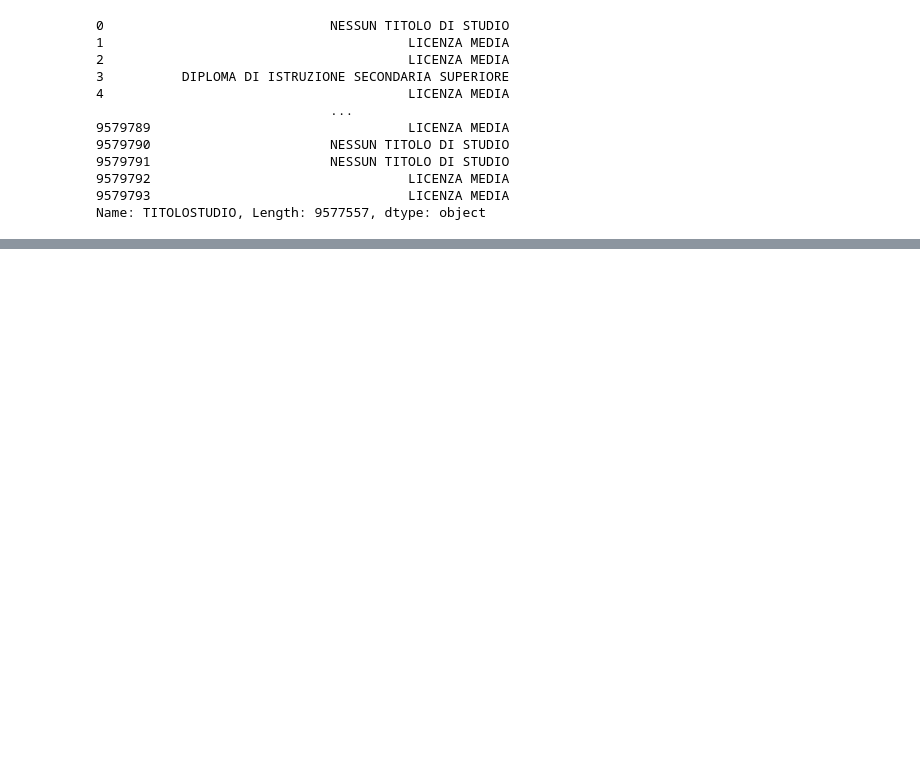
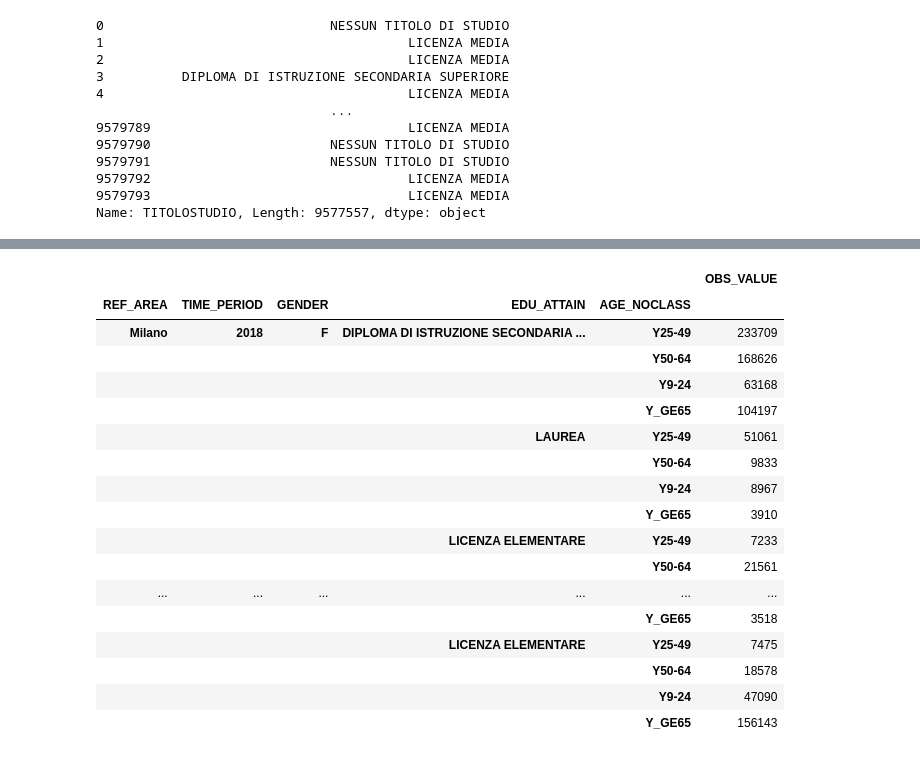
Before and after one commit to DragoE99/Drago-lamb_DataSforBusiness, a Jupyter notebook: DataSforBusiness_dragoLamb.ipynb, the cells around one changed output, grey strips where cells are left out. Cells and saved outputs as stored; diff of their text form; code cells hidden in the pictures; blank space fills up the shorter version.

```diff
--- a/DataSforBusiness_dragoLamb.ipynb
+++ b/DataSforBusiness_dragoLamb.ipynb
@@ -449,0 +466,6 @@ print(series_to_set('EDU_ATTAIN', grado_istruzione_age))
+# %%
+grado_istruzione_age = grado_istruzione_age[grado_istruzione_age['TIME_PERIOD'] != 2020]
+grado_istruzione_age = grado_istruzione_age[~grado_istruzione_age.EDU_ATTAIN.isin(['ALL', 'ML', 'RDD'])]
+grado_istruzione_age = grado_istruzione_age[grado_istruzione_age.AGE_NOCLASS != 'Y_GE9']
+grado_istruzione_age = grado_istruzione_age[grado_istruzione_age.GENDER != 'T']
+grado_istruzione_age.head()
@@ -592,0 +574,14 @@ series_to_set('REF_AREA', grado_istruzione_age)
+# %%
+city_codes = pd.read_excel(PurePath('dataset', 'Elenco-comuni-italiani.xls'))
+city_codes = city_codes[['Codice Comune formato alfanumerico',
+                        'Denominazione in italiano',
+                        'Denominazione Regione',
+                        'Provincia',
+                        'Codice NUTS3 2021',
+                        'Codice NUTS2 2021 (3) '
+                        ]]
+city_codes = city_codes[city_codes['Denominazione Regione'] == 'Lombardia']
+city_codes = city_codes.set_index('Codice Comune formato alfanumerico')
+city_codes.loc[1] = ['','','Milano','ITC45','']   #The code in the dataset does not match with the code of Milano,
+                                                  #manually added
+city_codes.head()
@@ -592,0 +599,2 @@ series_to_set('REF_AREA', grado_istruzione_age)
+# %%
+grado_istruzione_age = grado_istruzione_age[grado_istruzione_age.REF_AREA.isin(city_codes['Codice NUTS3 2021'])]
@@ -592,0 +618,21 @@ series_to_set('REF_AREA', grado_istruzione_age)
+# %%
+grado_istruzione_age[grado_istruzione_age.REF_AREA == 'Milano'].groupby(['REF_AREA', 'TIME_PERIOD', 'GENDER', 'EDU_ATTAIN', 'AGE_NOCLASS']).sum().head(60)
+# %% [output]
+|  |  |  |  |  | OBS_VALUE |
+| REF_AREA | TIME_PERIOD | GENDER | EDU_ATTAIN | AGE_NOCLASS |  |
+| Milano | 2018 | F | DIPLOMA DI ISTRUZIONE SECONDARIA ... | Y25-49 | 233709 |
+|  |  |  |  | Y50-64 | 168626 |
+|  |  |  |  | Y9-24 | 63168 |
+|  |  |  |  | Y_GE65 | 104197 |
+|  |  |  | LAUREA | Y25-49 | 51061 |
+|  |  |  |  | Y50-64 | 9833 |
+|  |  |  |  | Y9-24 | 8967 |
+|  |  |  |  | Y_GE65 | 3910 |
+|  |  |  | LICENZA ELEMENTARE | Y25-49 | 7233 |
+|  |  |  |  | Y50-64 | 21561 |
+| ... | ... | ... | ... | ... | ... |
+|  |  |  |  | Y_GE65 | 3518 |
+|  |  |  | LICENZA ELEMENTARE | Y25-49 | 7475 |
+|  |  |  |  | Y50-64 | 18578 |
+|  |  |  |  | Y9-24 | 47090 |
+|  |  |  |  | Y_GE65 | 156143 |
```
Also changed, not shown: parts of 34 cells of this notebook.
